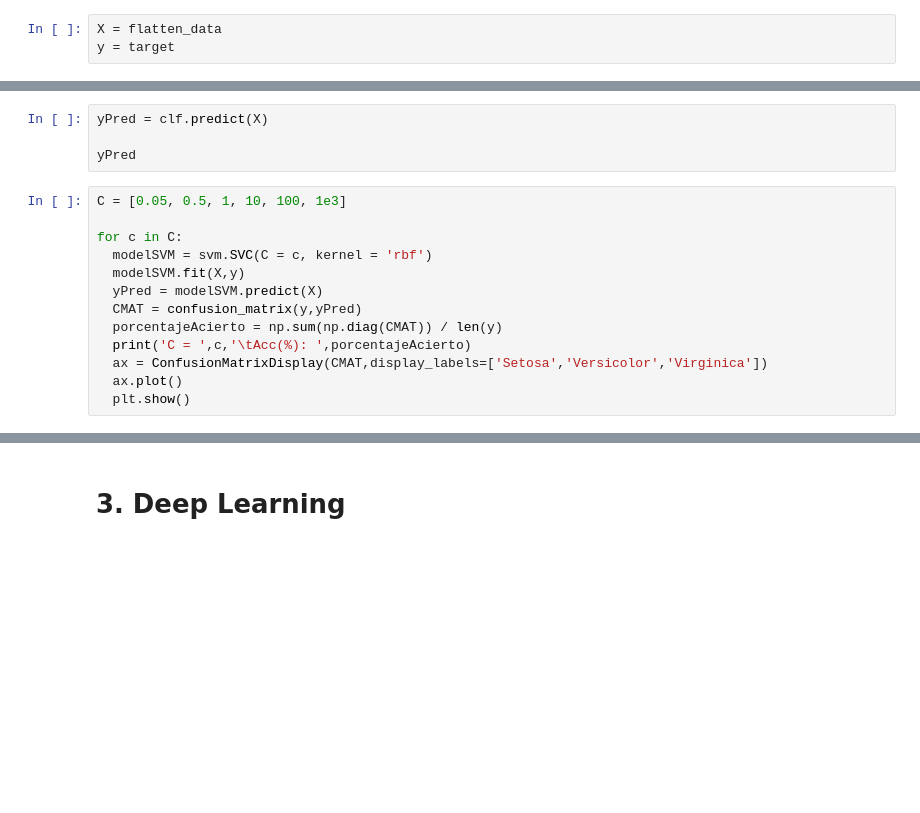
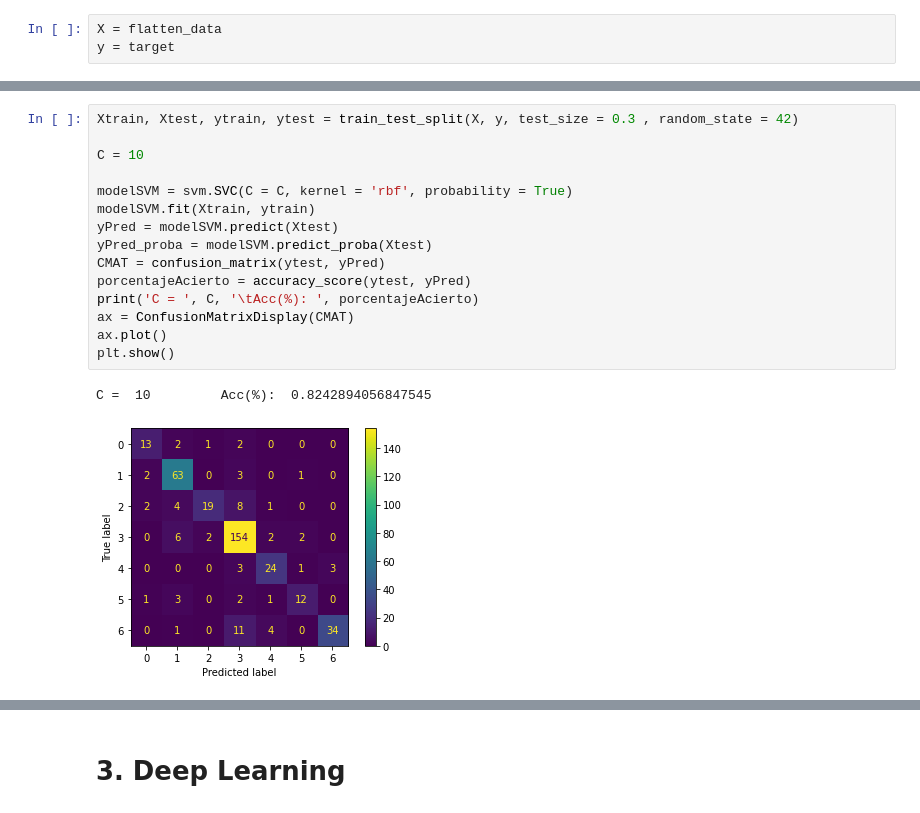
Before and after one commit to Camilo-Hernandez/Analisis-y-tratamiento-de-imagenes, a Jupyter notebook: FaceRecognitionSystems.ipynb, the cells around one changed output, grey strips where cells are left out. Drawn from its saved outputs; the diff is of its cells as text; blank space fills up the shorter version.

```diff
--- a/FaceRecognitionSystems.ipynb
+++ b/FaceRecognitionSystems.ipynb
@@ -459,17 +372,18 @@ ValueError: ignored
-# %%
-yPred = clf.predict(X)
-
-yPred
 # %%
-C = [0.05, 0.5, 1, 10, 100, 1e3]
+Xtrain, Xtest, ytrain, ytest = train_test_split(X, y, test_size = 0.3 , random_state = 42)
 
-for c in C:
-  modelSVM = svm.SVC(C = c, kernel = 'rbf')
-  modelSVM.fit(X,y)
-  yPred = modelSVM.predict(X)
-  CMAT = confusion_matrix(y,yPred)
-  porcentajeAcierto = np.sum(np.diag(CMAT)) / len(y)
-  print('C = ',c,'\tAcc(%): ',porcentajeAcierto)
-  ax = ConfusionMatrixDisplay(CMAT,display_labels=['Setosa','Versicolor','Virginica'])
-  ax.plot()
-  plt.show()
+C = 10
+
+modelSVM = svm.SVC(C = C, kernel = 'rbf', probability = True)
+modelSVM.fit(Xtrain, ytrain)
+yPred = modelSVM.predict(Xtest)
+yPred_proba = modelSVM.predict_proba(Xtest)
+CMAT = confusion_matrix(ytest, yPred)
+porcentajeAcierto = accuracy_score(ytest, yPred)
+print('C = ', C, '\tAcc(%): ', porcentajeAcierto)
+ax = ConfusionMatrixDisplay(CMAT)
+ax.plot()
+plt.show()
+# %% [output]
+C =  10         Acc(%):  0.8242894056847545
+[figure, added]
```
Also changed, not shown: parts of 13 cells of this notebook.
